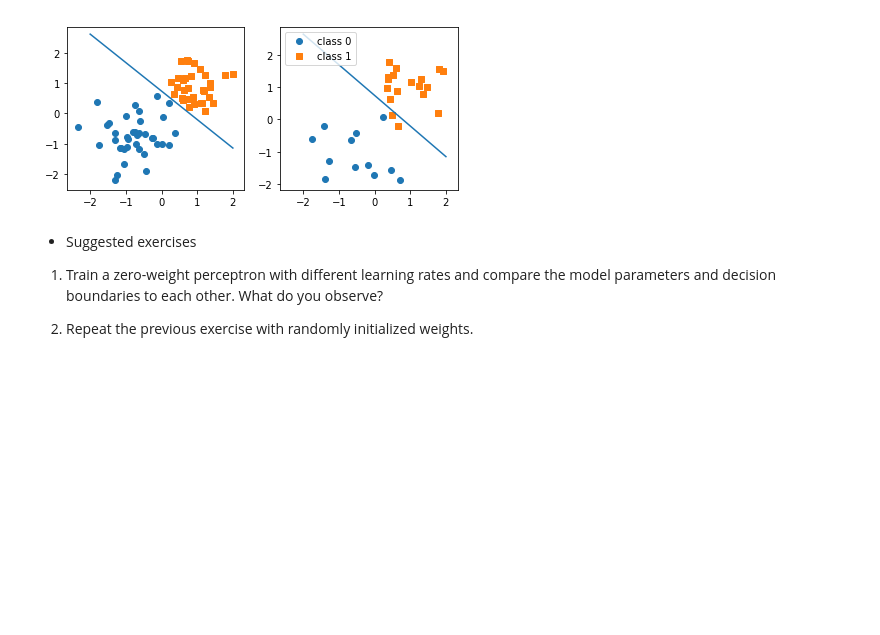
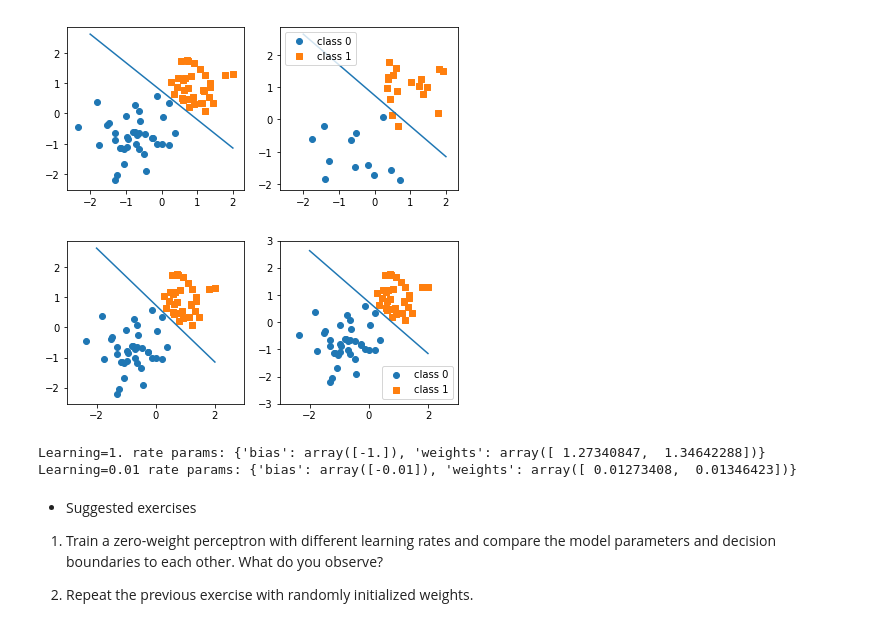
Before and after one commit to rasbt/deep-learning-book, a Jupyter notebook: code/ch02_perceptron/ch02_perceptron.ipynb, the cells around one changed output. Cells and saved outputs as stored; diff of their text form; code cells hidden in the pictures; blank space fills up the shorter version.

Commit message:
perceptron sol

```diff
--- a/code/ch02_perceptron/ch02_perceptron.ipynb
+++ b/code/ch02_perceptron/ch02_perceptron.ipynb
@@ -141,12 +141,12 @@ def perceptron_train(features, targets, mparams=None,
         # if class 1 was predicted but true label is 0
         if linear > 0. and not true_label:
             mparams['weights'] -= learning_rate * training_example
-            mparams['bias'] -= 1.
+            mparams['bias'] -= learning_rate * 1.
 
         # if class 0 was predicted but true label is 1
         elif linear <= 0. and true_label:
             mparams['weights'] += learning_rate * training_example
-            mparams['bias'] += 1.
+            mparams['bias'] += learning_rate * 1.
 
     return mparams
 # %% [markdown]
@@ -230,6 +230,52 @@ ax[1].legend(loc='upper left')
 plt.show()
 # %% [output]
 [figure]
+# %%
+small_lr_params = perceptron_train(X_train, y_train, learning_rate=0.01,
+                                   mparams=None, zero_weights=True)
+
+for _ in range(2):
+    _ = perceptron_train(X_train, y_train, mparams=small_lr_params)
+
+x_min_small = -2
+y_min_small = ( -(small_lr_params['weights'][0] * x_min) / small_lr_params['weights'][1]
+                -(small_lr_params['bias'] / small_lr_params['weights'][1]) )
+
+x_max_small = 2
+y_max_small = ( -(small_lr_params['weights'][0] * x_max) / small_lr_params['weights'][1]
+                -(small_lr_params['bias'] / small_lr_params['weights'][1]) )
+
+
+fig, ax = plt.subplots(1, 2, sharex=True, figsize=(7, 3))
+
+ax[0].plot([x_min, x_max], [y_min, y_max])
+ax[1].plot([x_min_small, x_max_small], [y_min_small, y_max_small])
+
+ax[0].scatter(X_train[y_train==0, 0], X_train[y_train==0, 1], label='class 0', marker='o')
+ax[0].scatter(X_train[y_train==1, 0], X_train[y_train==1, 1], label='class 1', marker='s')
+
+ax[1].scatter(X_train[y_train==0, 0], X_train[y_train==0, 1], label='class 0', marker='o')
+ax[1].scatter(X_train[y_train==1, 0], X_train[y_train==1, 1], label='class 1', marker='s')
+
+ax[1].legend(loc='lower right')
+
+plt.ylim([-3, 3])
+plt.xlim([-3, 3])
+plt.show()
+
+
+print('Learning=1. rate params:', model_params)
+print('Learning=0.01 rate params:', small_lr_params)
+
+# As we can see, lowering the learning rate changes the model parameters.
+# But if we look closely, we can see that in the case of the perceptron
+# the learning rate is just a scaling factor of the weight & bias vector
+# if we initialize the weights to zero. Therefore, the decision region
+# is exactly the same for different learning rates.
+# %% [output]
+[figure, added]
+Learning=1. rate params: {'bias': array([-1.]), 'weights': array([ 1.27340847,  1.34642288])}
+Learning=0.01 rate params: {'bias': array([-0.01]), 'weights': array([ 0.01273408,  0.01346423])}
 # %% [markdown]
 - Suggested exercises
 
```
Also changed, not shown: parts of 6 cells of this notebook, 4 other files.
